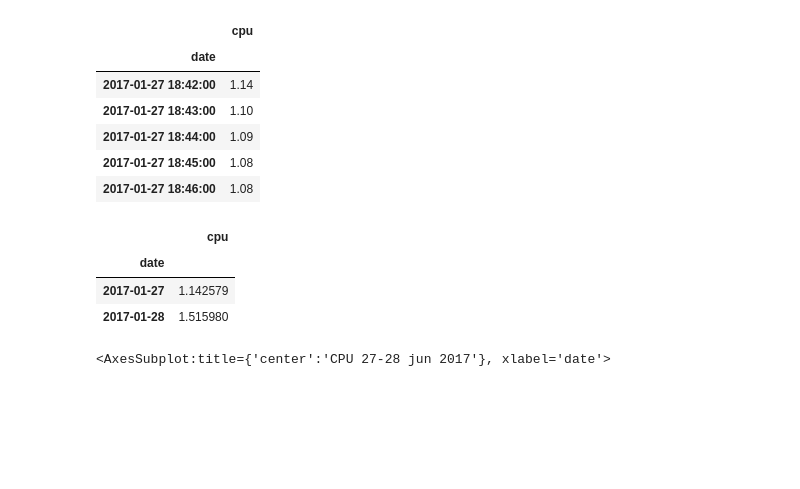
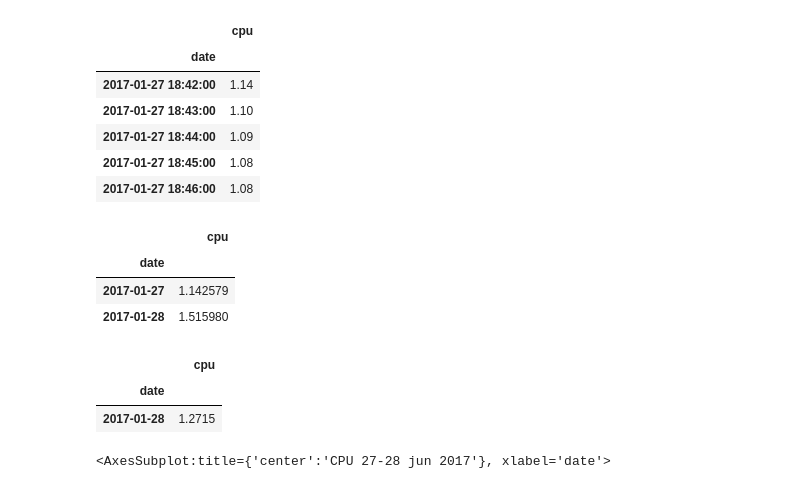
Before and after one commit to sgso-free/usecpu-time-series-project, a Jupyter notebook: src/explore.ipynb, the cells around one changed output. Saved outputs shown, nothing was run; the diff lists cells and outputs as text; code cells hidden in the pictures; blank space fills up the shorter version.

```diff
--- a/src/explore.ipynb
+++ b/src/explore.ipynb
@@ -123,6 +123,12 @@ df_raw.resample('D').mean()
 | date |  |
 | 2017-01-27 | 1.142579 |
 | 2017-01-28 | 1.515980 |
+# %%
+df_test.resample('D').mean()
+# %% [output]
+|  | cpu |
+| date |  |
+| 2017-01-28 | 1.2715 |
 # %%
 #2 day data, 1 min interval
 # %%
```
Also changed, not shown: parts of 14 cells of this notebook, 1 other file.
